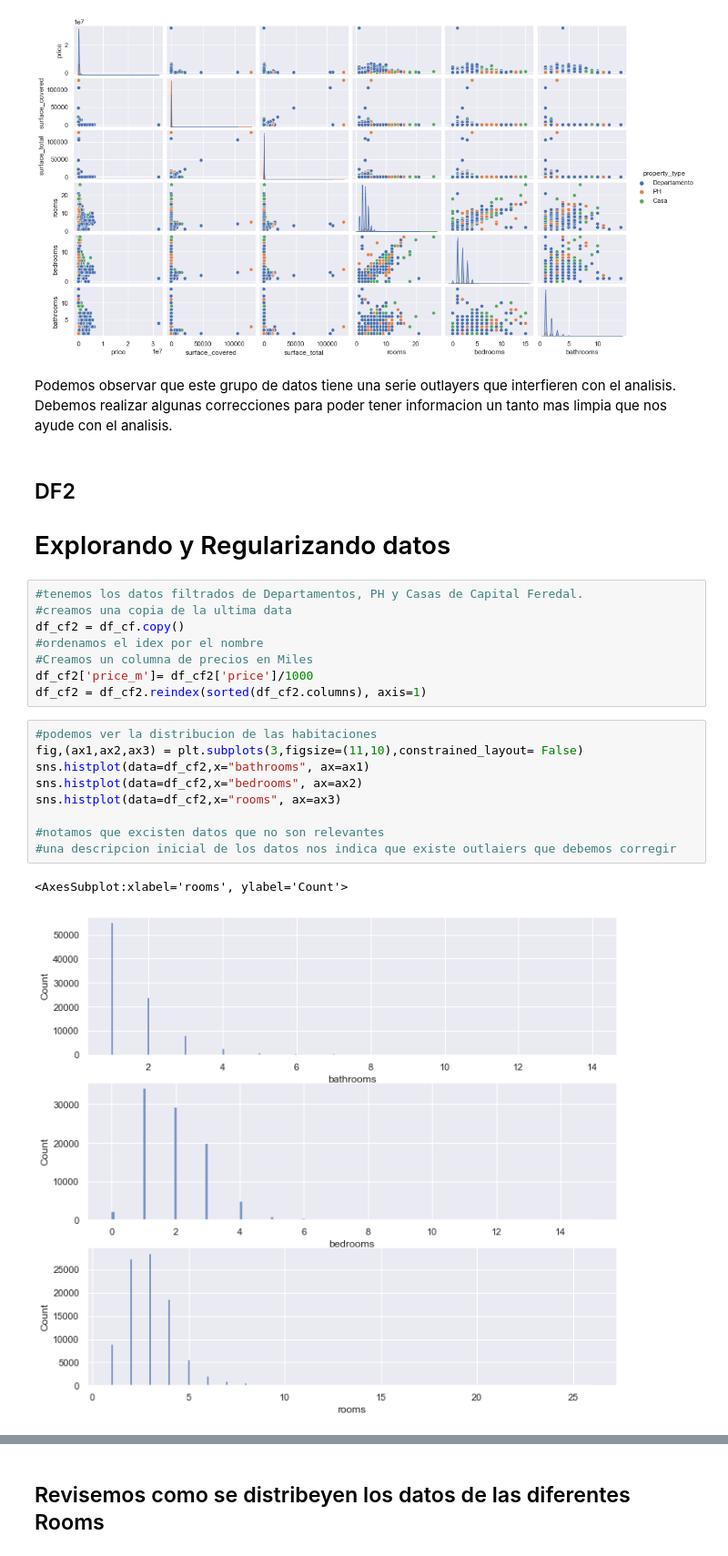
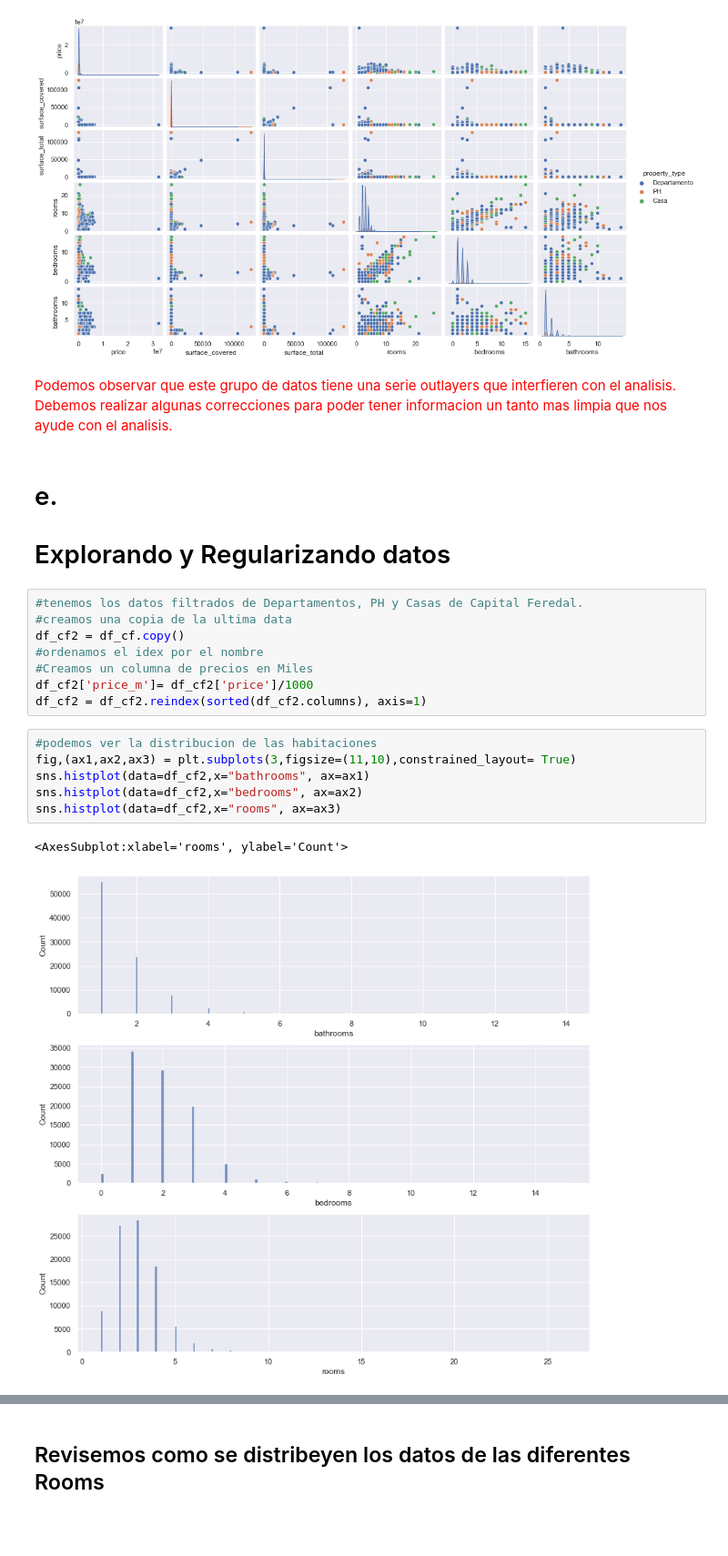
Before and after one commit to leobrandoon/house_price_prediction, a Jupyter notebook: LeonardoGonzalez_Proyecto_01.ipynb, the cells around one changed output, grey strips where cells are left out. Shown at 91% size. Saved outputs shown, nothing was run; the diff lists cells and outputs as text; blank space fills up the shorter version.

Commit message:
Correcciones Solicitadas
Mejorando comentarios de rehacer.

```diff
--- a/LeonardoGonzalez_Proyecto_01.ipynb
+++ b/LeonardoGonzalez_Proyecto_01.ipynb
@@ -249,10 +299,10 @@ plt.show()
 <Figure size 432x288 with 0 Axes>
 [figure]
 # %% [markdown]
-Podemos observar que este grupo de datos tiene una serie outlayers que interfieren con el analisis.
-Debemos realizar algunas correcciones para poder tener informacion un tanto mas limpia que nos ayude con el analisis.
+<p style="color:red;">Podemos observar que este grupo de datos tiene una serie outlayers que interfieren con el analisis.
+    Debemos realizar algunas correcciones para poder tener informacion un tanto mas limpia que nos ayude con el analisis.</p>
 # %% [markdown]
-<h2>DF2</h2>
+# e.
 <h1>Explorando y Regularizando datos</h1>
 # %%
 #tenemos los datos filtrados de Departamentos, PH y Casas de Capital Feredal.
@@ -264,13 +314,10 @@ df_cf2['price_m']= df_cf2['price']/1000
 df_cf2 = df_cf2.reindex(sorted(df_cf2.columns), axis=1)
 # %%
 #podemos ver la distribucion de las habitaciones
-fig,(ax1,ax2,ax3) = plt.subplots(3,figsize=(11,10),constrained_layout= False)
+fig,(ax1,ax2,ax3) = plt.subplots(3,figsize=(11,10),constrained_layout= True)
 sns.histplot(data=df_cf2,x="bathrooms", ax=ax1)
 sns.histplot(data=df_cf2,x="bedrooms", ax=ax2)
 sns.histplot(data=df_cf2,x="rooms", ax=ax3)
-
-#notamos que excisten datos que no son relevantes
-#una descripcion inicial de los datos nos indica que existe outlaiers que debemos corregir
 # %% [output]
 <AxesSubplot:xlabel='rooms', ylabel='Count'>
-[figure, old version]
+[figure, new version]
```
Also changed, not shown: parts of 34 cells of this notebook.
